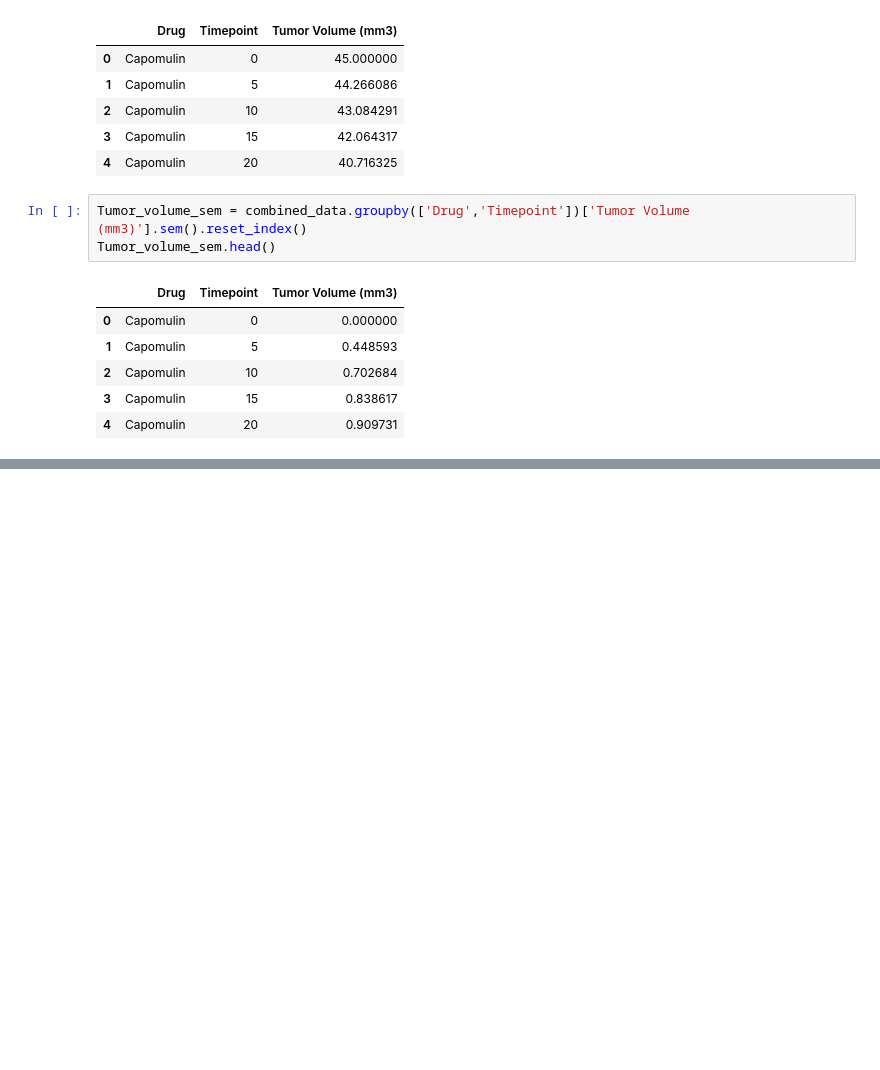
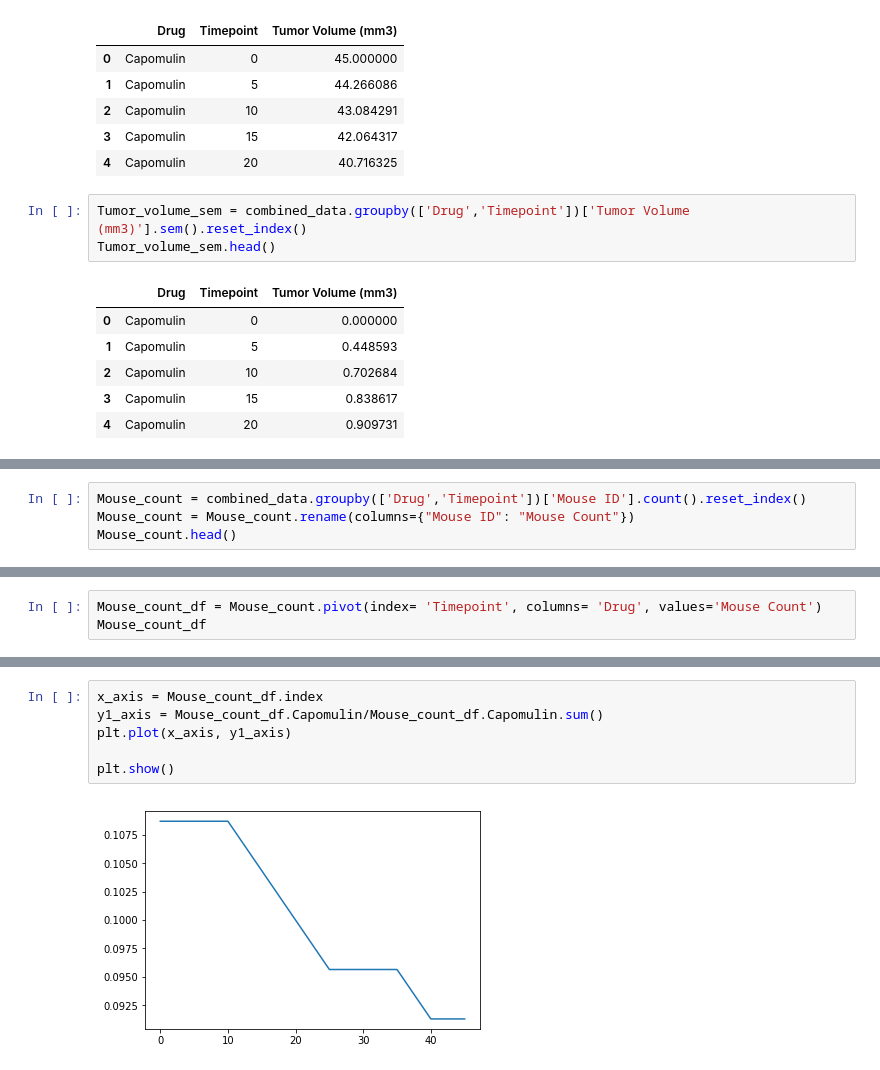
Before and after one commit to reemaratnani/Matplotlib, a Jupyter notebook: pymaceuticals.ipynb, the cells around one changed output, grey strips where cells are left out. Saved outputs shown, nothing was run; the diff lists cells and outputs as text; blank space fills up the shorter version.

```diff
--- a/pymaceuticals.ipynb
+++ b/pymaceuticals.ipynb
@@ -70,0 +97,4 @@ plt.show()
+# %%
+Mouse_count = combined_data.groupby(['Drug','Timepoint'])['Mouse ID'].count().reset_index()
+Mouse_count = Mouse_count.rename(columns={"Mouse ID": "Mouse Count"})
+Mouse_count.head()
@@ -70,0 +108,3 @@ plt.show()
+# %%
+Mouse_count_df = Mouse_count.pivot(index= 'Timepoint', columns= 'Drug', values='Mouse Count')
+Mouse_count_df
@@ -70,0 +124,8 @@ plt.show()
+# %%
+x_axis = Mouse_count_df.index
+y1_axis = Mouse_count_df.Capomulin/Mouse_count_df.Capomulin.sum()
+plt.plot(x_axis, y1_axis)
+
+plt.show()
+# %% [output]
+[figure, added]
```
Also changed, not shown: parts of 7 cells of this notebook.
